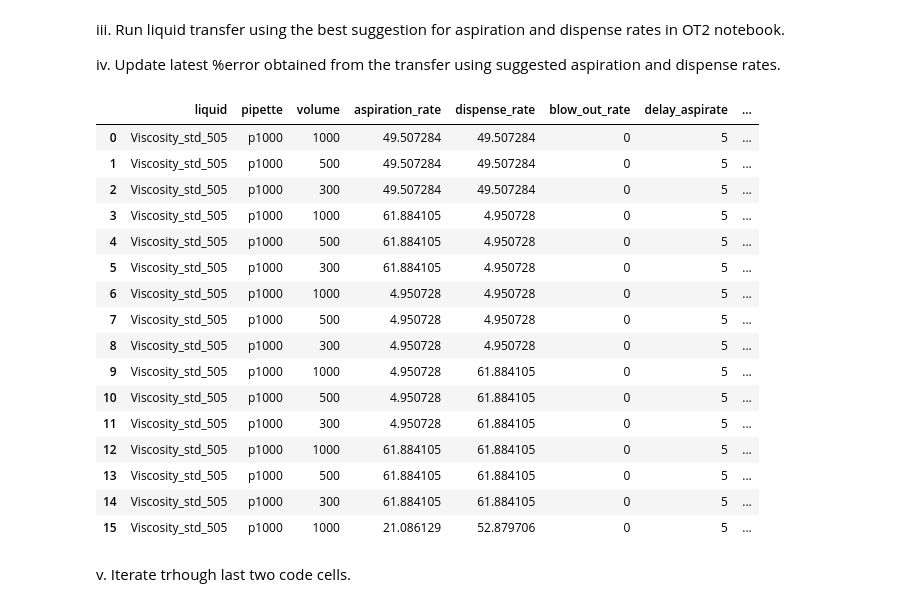
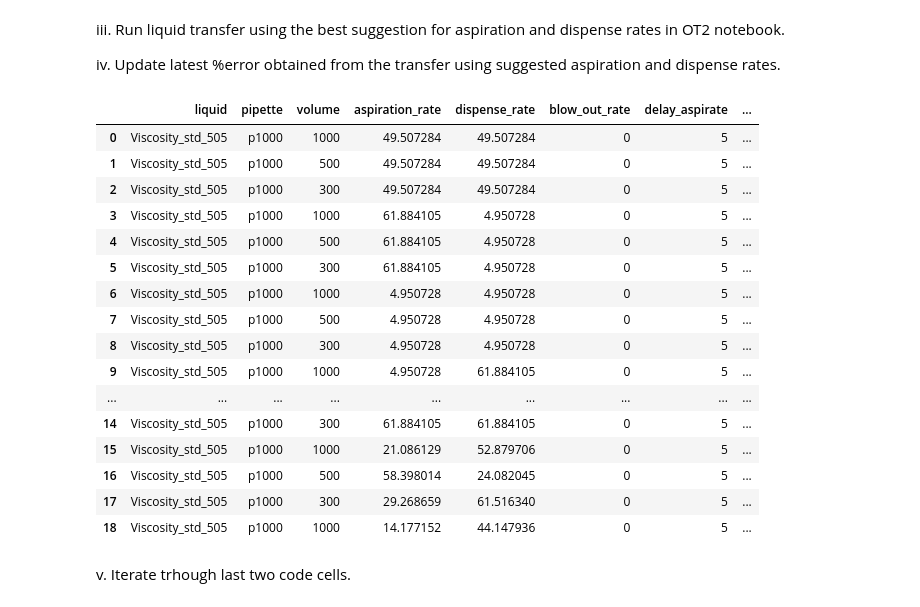
Before and after one commit to Quijanove/viscosity_liquid_transfer_Pablo, a Jupyter notebook: BOTorch_optimization_individual_volume.ipynb, the cells around one changed output. Drawn from its saved outputs; the diff is of its cells as text; code cells hidden in the pictures.

```diff
--- a/BOTorch_optimization_individual_volume.ipynb
+++ b/BOTorch_optimization_individual_volume.ipynb
@@ -260,26 +260,26 @@ liq.optimized_suggestions(volume)
 iii. Run liquid transfer using the best suggestion for aspiration and dispense rates in OT2 notebook.
 
 iv. Update latest %error obtained from the transfer using suggested aspiration and dispense rates.
-# %%
-liq.update_data(-1.059542	) #yesterday checkpoint - input error of 500uL
-# %% [output]
-|  | liquid | pipette | volume | aspiration_rate | dispense_rate | blow_out_rate | delay_aspirate | ... |
-| 0 | Viscosity_std_505 | p1000 | 1000 | 49.507284 | 49.507284 | 0 | 5 | ... |
-| 1 | Viscosity_std_505 | p1000 | 500 | 49.507284 | 49.507284 | 0 | 5 | ... |
-| 2 | Viscosity_std_505 | p1000 | 300 | 49.507284 | 49.507284 | 0 | 5 | ... |
-| 3 | Viscosity_std_505 | p1000 | 1000 | 61.884105 | 4.950728 | 0 | 5 | ... |
-| 4 | Viscosity_std_505 | p1000 | 500 | 61.884105 | 4.950728 | 0 | 5 | ... |
-| 5 | Viscosity_std_505 | p1000 | 300 | 61.884105 | 4.950728 | 0 | 5 | ... |
-| 6 | Viscosity_std_505 | p1000 | 1000 | 4.950728 | 4.950728 | 0 | 5 | ... |
-| 7 | Viscosity_std_505 | p1000 | 500 | 4.950728 | 4.950728 | 0 | 5 | ... |
-| 8 | Viscosity_std_505 | p1000 | 300 | 4.950728 | 4.950728 | 0 | 5 | ... |
-| 9 | Viscosity_std_505 | p1000 | 1000 | 4.950728 | 61.884105 | 0 | 5 | ... |
-| 10 | Viscosity_std_505 | p1000 | 500 | 4.950728 | 61.884105 | 0 | 5 | ... |
-| 11 | Viscosity_std_505 | p1000 | 300 | 4.950728 | 61.884105 | 0 | 5 | ... |
-| 12 | Viscosity_std_505 | p1000 | 1000 | 61.884105 | 61.884105 | 0 | 5 | ... |
-| 13 | Viscosity_std_505 | p1000 | 500 | 61.884105 | 61.884105 | 0 | 5 | ... |
-| 14 | Viscosity_std_505 | p1000 | 300 | 61.884105 | 61.884105 | 0 | 5 | ... |
-| 15 | Viscosity_std_505 | p1000 | 1000 | 21.086129 | 52.879706 | 0 | 5 | ... |
+# %%
+liq.update_data(-0.287919)
+# %% [output]
+|  | liquid | pipette | volume | aspiration_rate | dispense_rate | blow_out_rate | delay_aspirate | ... |
+| 0 | Viscosity_std_505 | p1000 | 1000 | 49.507284 | 49.507284 | 0 | 5 | ... |
+| 1 | Viscosity_std_505 | p1000 | 500 | 49.507284 | 49.507284 | 0 | 5 | ... |
+| 2 | Viscosity_std_505 | p1000 | 300 | 49.507284 | 49.507284 | 0 | 5 | ... |
+| 3 | Viscosity_std_505 | p1000 | 1000 | 61.884105 | 4.950728 | 0 | 5 | ... |
+| 4 | Viscosity_std_505 | p1000 | 500 | 61.884105 | 4.950728 | 0 | 5 | ... |
+| 5 | Viscosity_std_505 | p1000 | 300 | 61.884105 | 4.950728 | 0 | 5 | ... |
+| 6 | Viscosity_std_505 | p1000 | 1000 | 4.950728 | 4.950728 | 0 | 5 | ... |
+| 7 | Viscosity_std_505 | p1000 | 500 | 4.950728 | 4.950728 | 0 | 5 | ... |
+| 8 | Viscosity_std_505 | p1000 | 300 | 4.950728 | 4.950728 | 0 | 5 | ... |
+| 9 | Viscosity_std_505 | p1000 | 1000 | 4.950728 | 61.884105 | 0 | 5 | ... |
+| ... | ... | ... | ... | ... | ... | ... | ... | ... |
+| 14 | Viscosity_std_505 | p1000 | 300 | 61.884105 | 61.884105 | 0 | 5 | ... |
+| 15 | Viscosity_std_505 | p1000 | 1000 | 21.086129 | 52.879706 | 0 | 5 | ... |
+| 16 | Viscosity_std_505 | p1000 | 500 | 58.398014 | 24.082045 | 0 | 5 | ... |
+| 17 | Viscosity_std_505 | p1000 | 300 | 29.268659 | 61.516340 | 0 | 5 | ... |
+| 18 | Viscosity_std_505 | p1000 | 1000 | 14.177152 | 44.147936 | 0 | 5 | ... |
 # %% [markdown]
 v. Iterate trhough last two code cells.
 # %%
```
Also changed, not shown: parts of 2 cells of this notebook, 1 other file.
